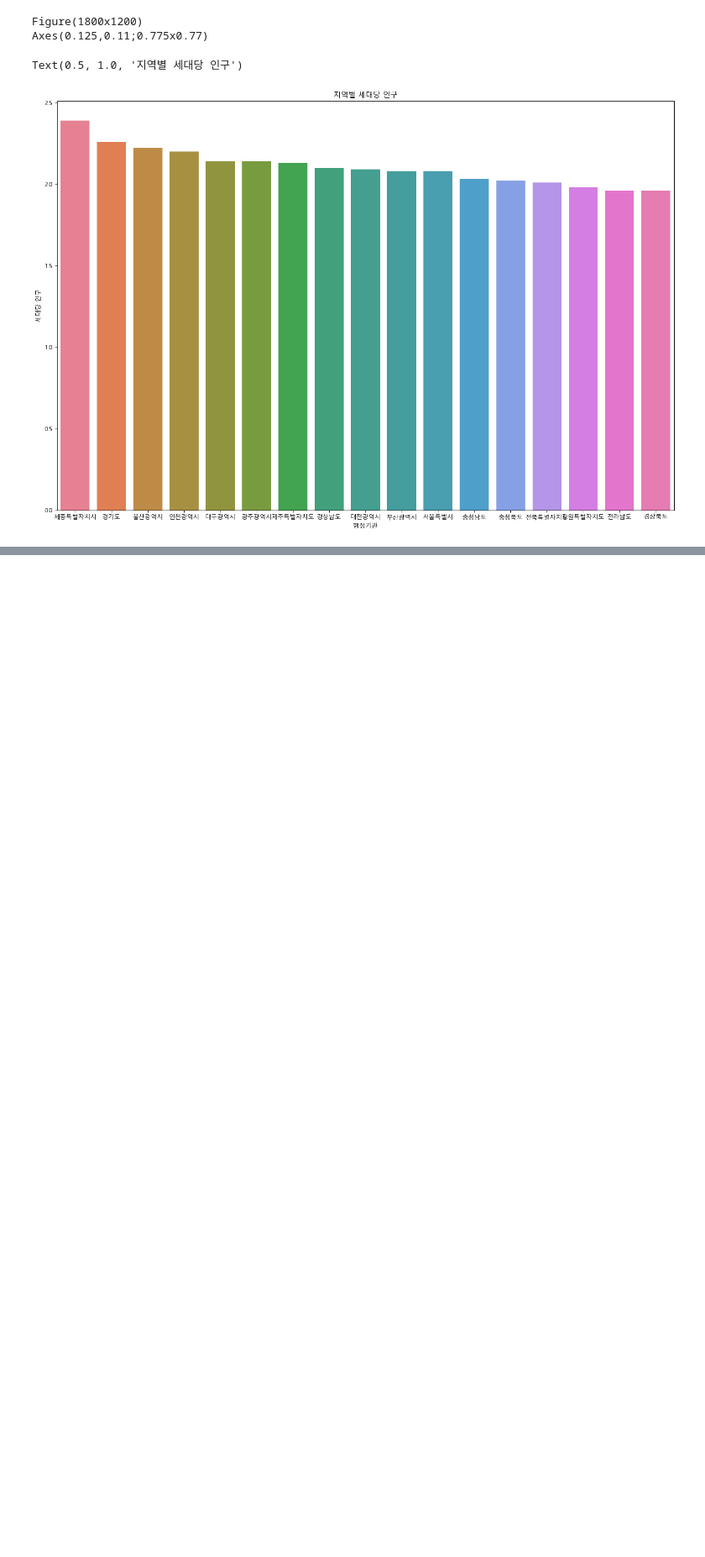
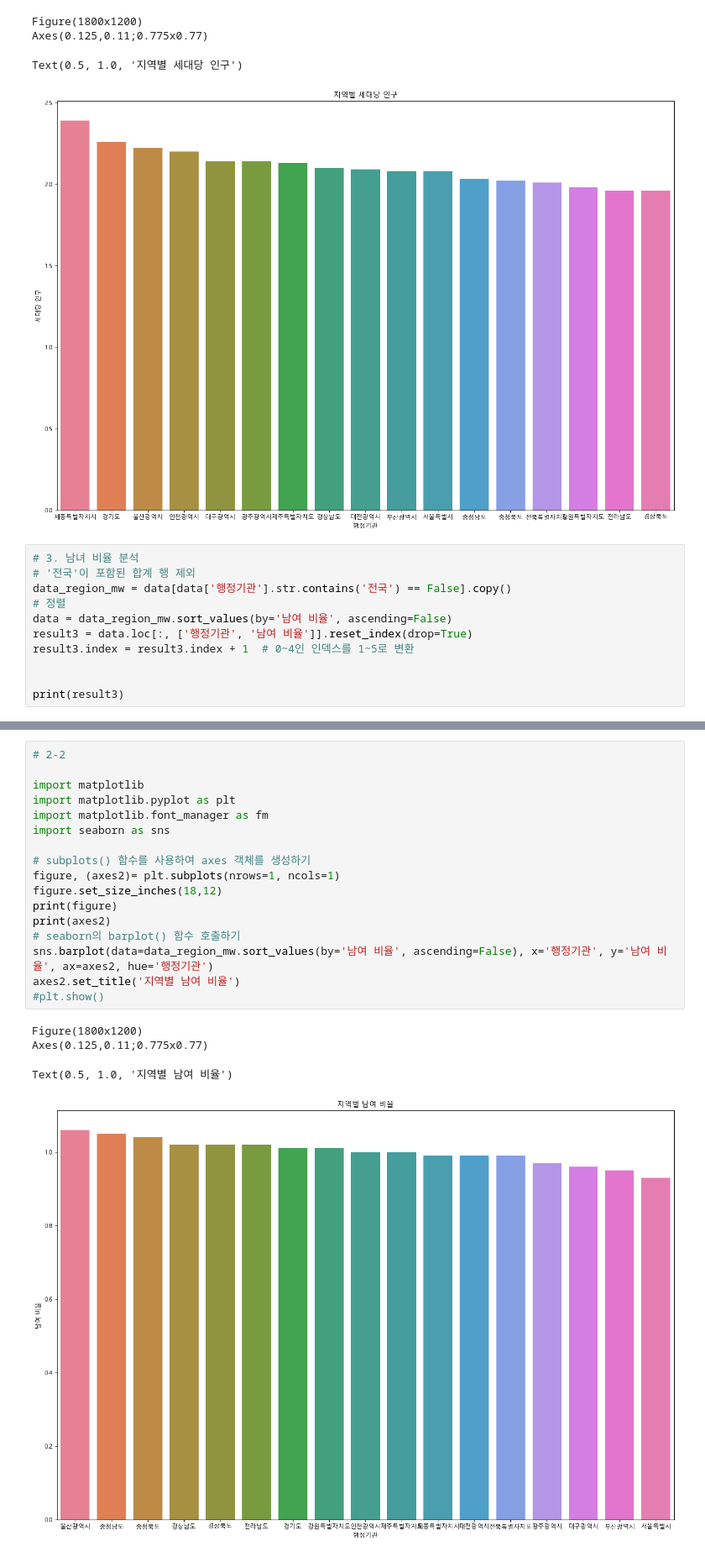
Before and after one commit to Eojinn/Python_Webscraping_analysis, a Jupyter notebook: 연습문제_웹스크래핑/04_인구현황분석.ipynb, the cells around one changed output, grey strips where cells are left out. Shown at 84% size. Drawn from its saved outputs; the diff is of its cells as text; blank space fills up the shorter version.

```diff
--- a/연습문제_웹스크래핑/04_인구현황분석.ipynb
+++ b/연습문제_웹스크래핑/04_인구현황분석.ipynb
@@ -162,3 +162,14 @@ Figure(1800x1200)
 Axes(0.125,0.11;0.775x0.77)
 Text(0.5, 1.0, '지역별 세대당 인구')
 [figure]
+# %%
+# 3. 남녀 비율 분석
+# '전국'이 포함된 합계 행 제외
+data_region_mw = data[data['행정기관'].str.contains('전국') == False].copy()
+# 정렬
+data = data_region_mw.sort_values(by='남여 비율', ascending=False)
+result3 = data.loc[:, ['행정기관', '남여 비율']].reset_index(drop=True)
+result3.index = result3.index + 1  # 0~4인 인덱스를 1~5로 변환
+
+
+print(result3)
@@ -164,0 +195,22 @@ Text(0.5, 1.0, '지역별 세대당 인구')
+# %%
+# 2-2
+
+import matplotlib
+import matplotlib.pyplot as plt
+import matplotlib.font_manager as fm
+import seaborn as sns
+
+# subplots() 함수를 사용하여 axes 객체를 생성하기
+figure, (axes2)= plt.subplots(nrows=1, ncols=1)
+figure.set_size_inches(18,12)
+print(figure)
+print(axes2)
+# seaborn의 barplot() 함수 호출하기
+sns.barplot(data=data_region_mw.sort_values(by='남여 비율', ascending=False), x='행정기관', y='남여 비율', ax=axes2, hue='행정기관')
+axes2.set_title('지역별 남여 비율')
+#plt.show()
+# %% [output]
+Figure(1800x1200)
+Axes(0.125,0.11;0.775x0.77)
+Text(0.5, 1.0, '지역별 남여 비율')
+[figure, added]
```
Also changed, not shown: parts of 3 cells of this notebook.
